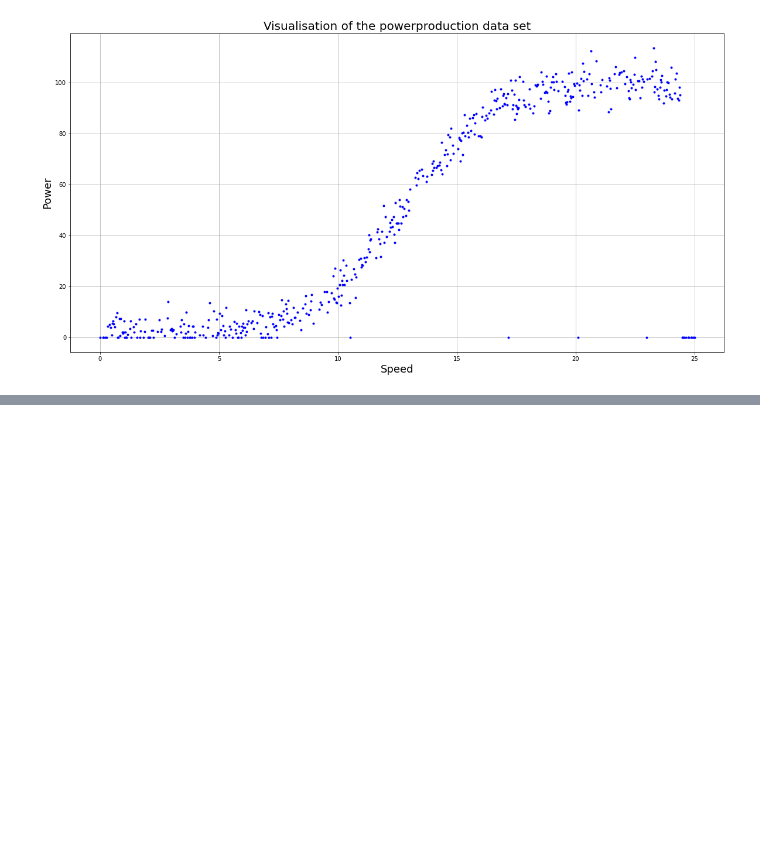
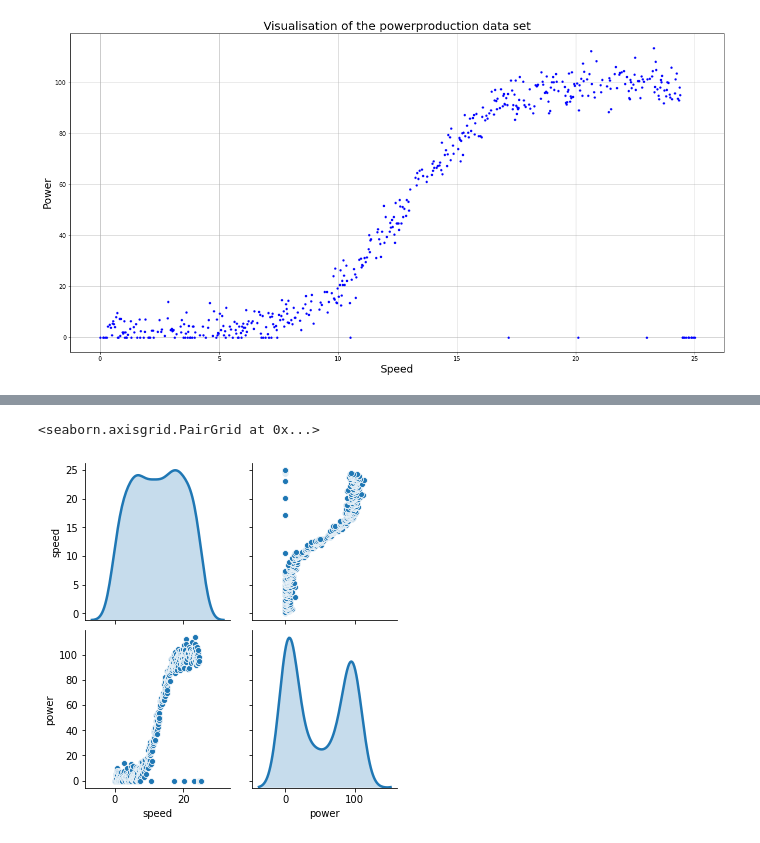
Before and after one commit to johndunne2019/Machine-Learning-and-Statistics-Project-2020, a Jupyter notebook: Project-Machine-Learning-Statistics.ipynb, the cells around one changed output, grey strips where cells are left out. Saved outputs shown, nothing was run; the diff lists cells and outputs as text; code cells hidden in the pictures; blank space fills up the shorter version.

```diff
--- a/Project-Machine-Learning-Statistics.ipynb
+++ b/Project-Machine-Learning-Statistics.ipynb
@@ -136,3 +153,8 @@ plt.show()
+# %%
+sns.pairplot(df, diag_kind = 'kde')
+# %% [output]
+<seaborn.axisgrid.PairGrid at 0x...>
+[figure, added]
 # %% [markdown]
 ### References
 
```
Also changed, not shown: parts of 4 cells of this notebook.
